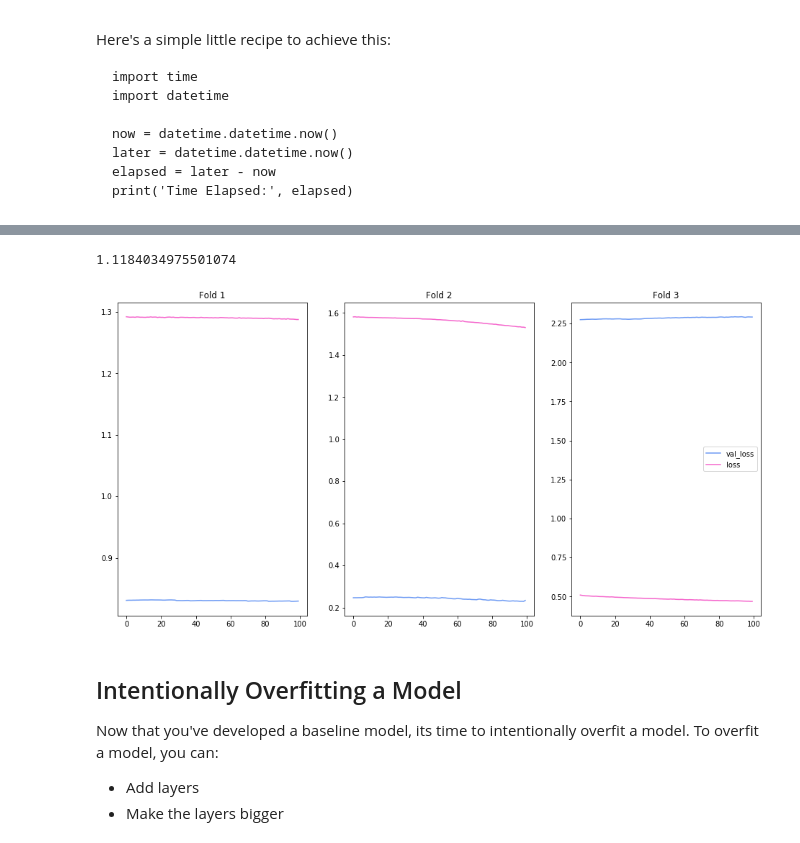
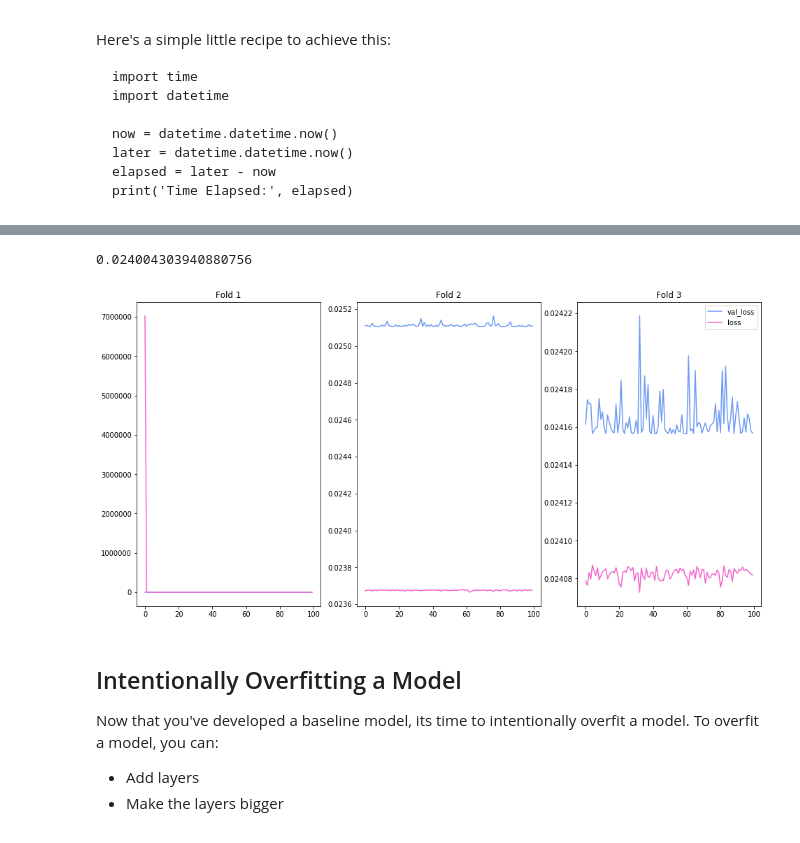
Before and after one commit to jrkreiger/flatiron-school-coursework, a Jupyter notebook: section46/dsc-tuning-neural-networks-from-start-to-finish-lab-online-ds-ft-081219/index.ipynb, the cells around one changed output, grey strips where cells are left out. Drawn from its saved outputs; the diff is of its cells as text; code cells hidden in the pictures.

```diff
--- a/section46/dsc-tuning-neural-networks-from-start-to-finish-lab-online-ds-ft-081219/index.ipynb
+++ b/section46/dsc-tuning-neural-networks-from-start-to-finish-lab-online-ds-ft-081219/index.ipynb
@@ -264,5 +236,2 @@ X = pd.concat([X0, X1_dummies, X2_dummies, X3, X4, X5, X6], axis=1)
-# %%
-# Normalize output data
-y = (y - np.mean(y))/np.std(y)
 # %%
 # Train-test splits
@@ -274,0 +239,34 @@ X_train, X_val, y_train, y_val = train_test_split(X_train, y_train,
+# %%
+# Split data into numeric and categorical variables
+nums = ['Page total likes', 'Post Month', 'Post Weekday', 'Post Hour', 'Paid']
+cats = ['Type', 'Category']
+
+X_train_num = X_train.loc[:,nums]
+X_train_cat = X_train.loc[:,cats]
+
+# Impute missing numeric values
+imputer = MinMaxScaler()
+imputer.fit(X_train_num)
+X_nums_imputed = imputer.transform(X_train_num)
+
+# Impute missing categorical values
+imputer2 = SimpleImputer(strategy='constant', fill_value='missing')
+imputer2.fit(X_train_cat)
+X_cats_imputed = imputer2.transform(X_train_cat)
+
+# Scale the numeric values
+scaler = MinMaxScaler()
+scaler.fit(X_nums_imputed)
+X_nums_scaled = scaler.transform(X_nums_imputed)
+X_nums_scaled = pd.DataFrame(X_nums_scaled, columns=nums)
+
+# Create dummy variables for categorical features
+encoder = OneHotEncoder(handle_unknown='ignore')
+encoder.fit(X_cats_imputed)
+X_cats_ohe = encoder.transform(X_cats_imputed)
+X_cats_ohe = pd.DataFrame(X_cats_ohe.todense(),
+                          columns=encoder.get_feature_names(input_features=cats))
+
+# Join up the preprocessed dataset
+X_train_ready = pd.concat([X_nums_scaled, X_cats_ohe], axis=1)
+X_train_ready.info()
@@ -298,7 +319,7 @@ def k_folds(features_train, labels_train, model_obj, k=3, n_epochs=100):
 
         model = model_obj
         history = model.fit(X_train, y_train, batch_size=32, epochs=n_epochs,
-                            verbose=0, validation_data=(X_val, y_val))
+                            verbose=0, validation_split=0.2)
 
         val_score = model.evaluate(X_val, y_val)
         val_scores.append(val_score)
@@ -320,7 +341,7 @@ def k_folds(features_train, labels_train, model_obj, k=3, n_epochs=100):
 Here, it is also important to define your evaluation metric that you will look to optimize while tuning the model. Additionally, model training to optimize this metric may consist of using a validation and test set if data is plentiful, or k-folds cross-validation if data is limited. Since this dataset is not overly large, it will be most appropriate to set up a k-folds cross-validation
 # %%
 # Your code here; define and compile an initial model as described
-input_dims = X_train.shape[1]
+input_dims = X_train_ready.shape[1]
 
 np.random.seed(123)
 model = Sequential()
@@ -351,5 +372,5 @@ print('Time Elapsed:', elapsed)
 # %%
 # Your code here; use your k-folds function to evaluate the baseline model.
 # ⏰ This cell may take several mintes to run
-k_folds(X_train, y_train, model)
+k_folds(X_train_ready, y_train_ready, model)
 # %% [output]
@@ -361,5 +382,5 @@ STD of validation scores: 0.864603025812159
-1.1184034975501074
+0.024004303940880756
-[figure, old version]
+[figure, new version]
 # %% [markdown]
 ## Intentionally Overfitting a Model
 
```
Also changed, not shown: parts of 17 cells of this notebook.
